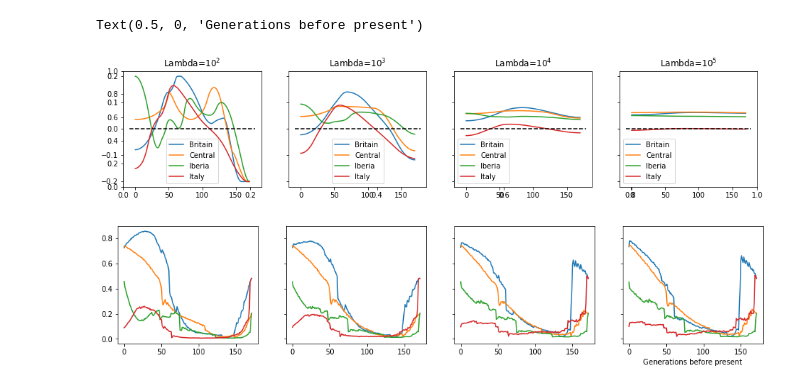
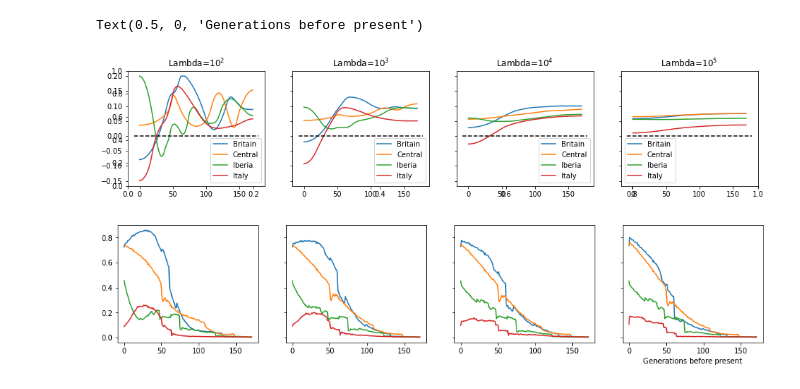
Before and after one commit to jthlab/bmws, a Jupyter notebook: LCT_data_analyis.ipynb, the cells around one changed output. Drawn from its saved outputs; the diff is of its cells as text; code cells hidden in the pictures.

Commit message:
allow for prior

```diff
--- a/LCT_data_analyis.ipynb
+++ b/LCT_data_analyis.ipynb
@@ -24,2 +24,8 @@ obs = {x: np.loadtxt("data/" + x + "_LCT.txt").astype(int)[::-1] for x in pops}
 # %% [output]
 [interactive output not drawn]
+# %%
+M = 200
+prior = BetaMixture.uniform(M)
+prior = prior._replace(
+    log_c=np.log(0.99 * np.eye(M)[0] + 0.01 / M * np.ones(M))
+)  # prior .99 mass on mean AF 1/M at gen 0
@@ -27,14 +35,15 @@ obs = {x: np.loadtxt("data/" + x + "_LCT.txt").astype(int)[::-1] for x in pops}
 %%time
 fig, axs = plt.subplots(ncols=4, figsize=(16, 3), sharey=True)
 fig2, axs2 = plt.subplots(ncols=4, figsize=(16, 3), sharey=True)
+
 
 for j, (ax, ax2, log10_lam) in enumerate(zip(axs, axs2, range(2, 6))):
     for pop in obs:
         data = obs[pop]
         L = len(data)
         Ne = np.full(L - 1, 1e4)
-        s_hat = estimate.estimate(data, Ne, lam=10 ** log10_lam, M=100)
-        paths = sample_paths(s_hat, Ne, data, 1000, M=100)
+        s_hat = estimate.estimate(data, Ne, lam=10 ** log10_lam, prior=prior)
+        paths, _ = sample_paths(s_hat, Ne, data, 1000, prior=prior)
         ax.plot(s_hat, label=pop)
         ax2.plot(np.median(paths, axis=0), label=pop)
 
@@ -50,4 +59,4 @@ Wall time: 3min 25s
 Text(0.5, 0, 'Generations before present')
-[figure, old version]
+[figure, new version]
-[figure, old version]
+[figure, new version]
 [interactive output not drawn]
```
Also changed, not shown: parts of 4 cells of this notebook, 4 other files.
